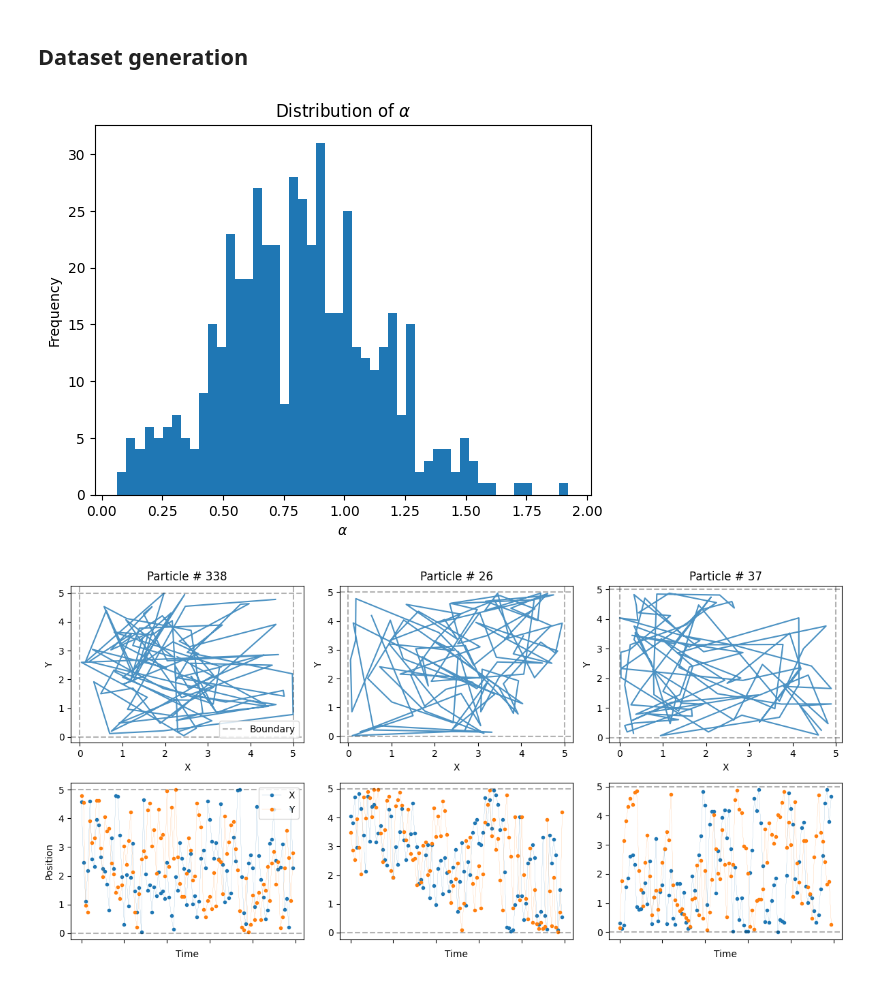
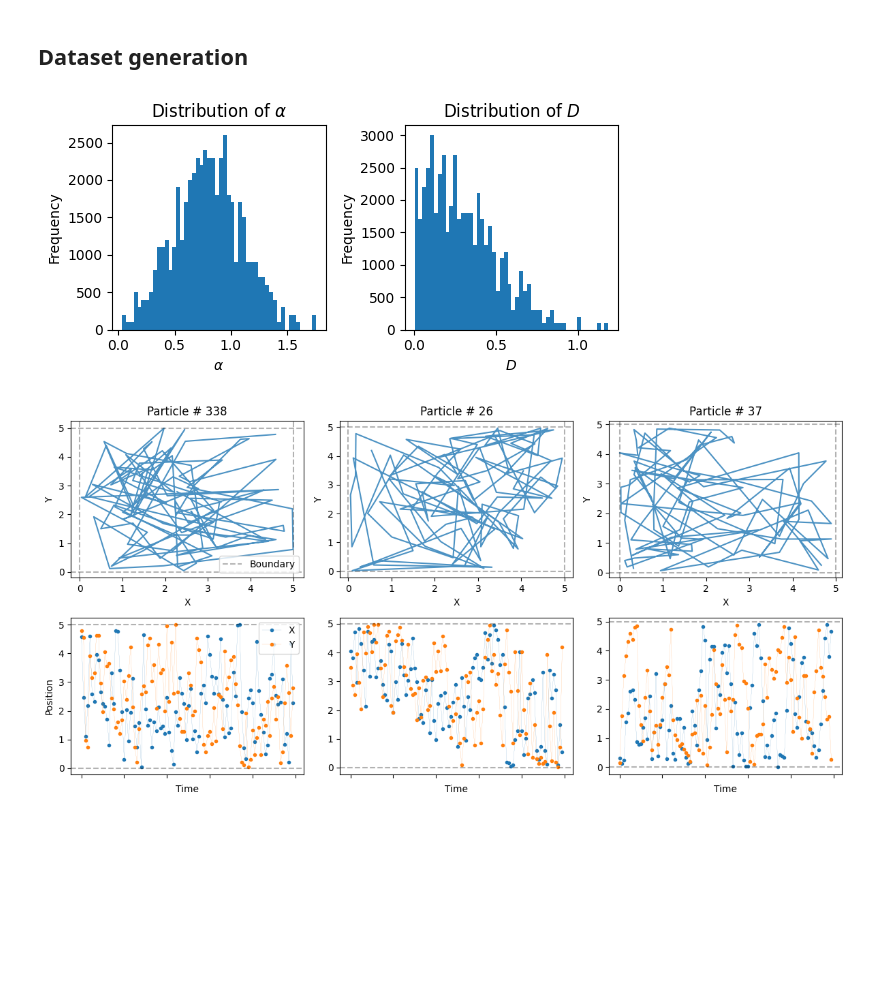
Before and after one commit to AnDiChallenge/andi_datasets, a Jupyter notebook: source_nbs/lib_nbs/models_phenom.ipynb, the cells around one changed output. Cells and saved outputs as stored; diff of their text form; code cells hidden in the pictures; blank space fills up the shorter version.

```diff
--- a/source_nbs/lib_nbs/models_phenom.ipynb
+++ b/source_nbs/lib_nbs/models_phenom.ipynb
@@ -207,7 +207,7 @@ class models_phenom(models_phenom):
 
 
         Parameters
-        ------------
+        ----------
         alphas : list
         List containing the parameters to sample anomalous exponent in state (adapt to sampling function).
         Ds : list
@@ -228,7 +228,7 @@ class models_phenom(models_phenom):
                     for gamma > 1: val[i] > val[i-1]*gamma
                     for gamma = 1: no check
         Returns
-        ------------
+        -------
             :alphas_traj (list): list of anomalous exponents
             :Ds_traj (list): list of diffusion coefficients
 
@@ -334,7 +334,7 @@ class models_phenom(models_phenom):
         Generates a single state trajectory with given parameters.
 
         Parameters
-        -----------
+        ----------
         T : int
             Length of the trajectory
         D : float
@@ -347,7 +347,7 @@ class models_phenom(models_phenom):
             Sampling time
 
         Returns
-        ----------
+        -------
         tuple
             - pos: position of the particle
             - labels:  anomalous exponent, D and state at each timestep. State is always free here.
@@ -430,7 +430,7 @@ class models_phenom(models_phenom):
         Generates a dataset made of single state trajectories with given parameters.
 
         Parameters
-        -----------
+        ----------
         N : int, list
             Number of trajectories in the dataset
         T : int
@@ -445,7 +445,7 @@ class models_phenom(models_phenom):
             Sampling time
 
         Returns
-        ----------
+        -------
         tuple
             - positions: position of the N trajectories.
             - labels:  anomalous exponent, D and state at each timestep. State is always free here.
@@ -456,7 +456,7 @@ class models_phenom(models_phenom):
 
         for n in range(N):
             alpha_traj = gaussian(alphas, bound = self.bound_alpha)
-            D_traj = gaussian(Ds, bound = self.bound_D)
+            D_traj = gaussian(ªDs, bound = self.bound_D)
             # Get trajectory from single traj function
             pos, lab = self._single_state_traj(T = T,
                                    D = D_traj,
@@ -470,18 +470,21 @@ class models_phenom(models_phenom):
 show_doc(models_phenom.single_state, name = 'single_state')
 # %%
 N = 500; L = 5; T = 100;
-alpha = [0.8, 0.1]; D = 1.2
+alpha = [0.8, 0.1]; D = [0.1,0.1]
 
 trajs, labels = models_phenom().single_state(N = N,
                                            L = L,
                                            T = T,
                                            alphas = alpha,
                                            Ds = D)
-fig, ax = plt.subplots()
-ax.hist(labels[0,:,0], bins = 50)
-plt.setp(ax, title = r'Distribution of $\alpha$', xlabel = r'$\alpha$', ylabel = 'Frequency');
+fig, ax = plt.subplots(1, 2, figsize = (6, 3), tight_layout = True)
+ax[0].hist(labels[:,:,0].flatten(), bins = 50)
+plt.setp(ax[0], title = r'Distribution of $\alpha$', xlabel = r'$\alpha$', ylabel = 'Frequency');
+
+ax[1].hist(labels[:,:,1].flatten(), bins = 50)
+plt.setp(ax[1], title = r'Distribution of $D$', xlabel = r'$D$', ylabel = 'Frequency');
 # %% [output]
-[figure, old version]
+[figure, new version]
 # %%
 plot_trajs(trajs, L, N)
 # %% [output]
```
Also changed, not shown: 27 other files.
